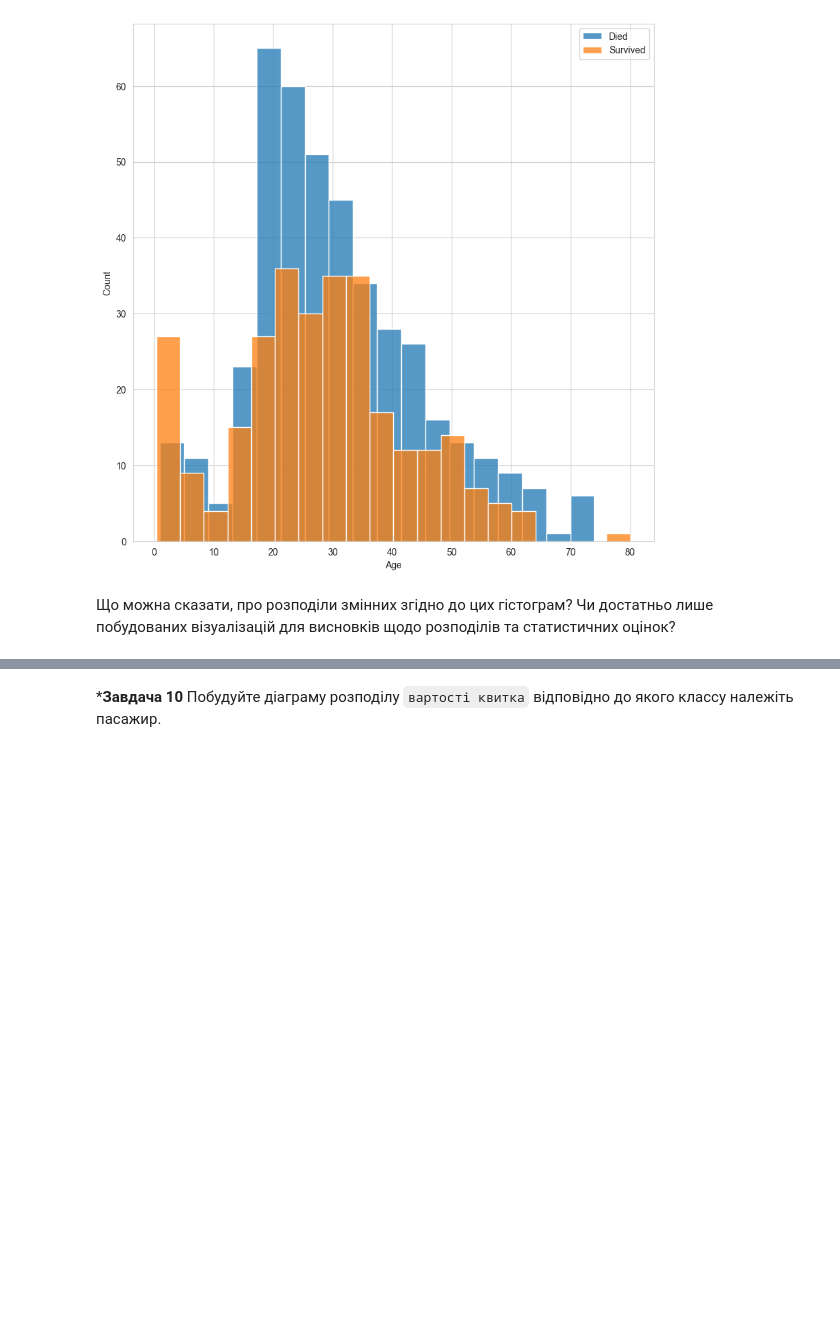
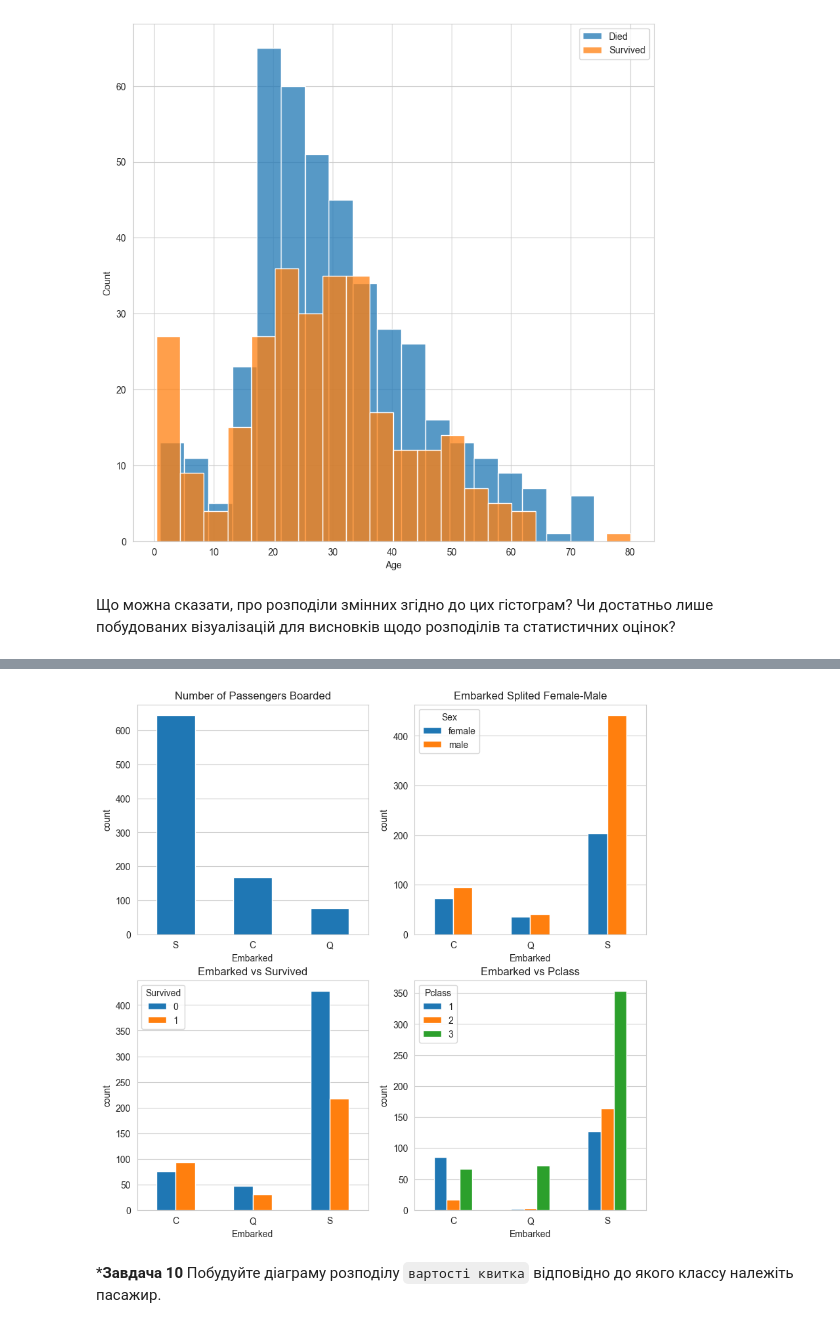
Before and after one commit to Prosik2205/OSHI, a Jupyter notebook: Task2_basic_ai_prosimyak_oleksander.ipynb, the cells around one changed output, grey strips where cells are left out. Cells and saved outputs as stored; diff of their text form; code cells hidden in the pictures; blank space fills up the shorter version.

````diff
--- a/Task2_basic_ai_prosimyak_oleksander.ipynb
+++ b/Task2_basic_ai_prosimyak_oleksander.ipynb
@@ -220,6 +219,68 @@ plt.show()
 # %% [markdown]
 **Задача 9:** Побудуйте наступні діаграми та проведіть аналітику шансів на виживання серед пасажирів:
 ![image.png](embedded-picture-1)
+# %%
+fig = plt.figure(figsize=(10,10))
+ax1 = fig.add_subplot(2,2,1)
+emb = dataset['Embarked'].value_counts()
+emb.plot(kind='bar',ax=ax1)
+ax1.set_xlabel('Embarked')
+ax1.set_ylabel('count')
+ax1.set_title("Number of Passengers Boarded")
+ax1.set_axisbelow(True)
+ax1.grid(axis='x')
+plt.xticks(rotation=0)
+
+
+
+
+ax2 = fig.add_subplot(2,2,2)
+emb_sex = dataset.groupby(['Embarked','Sex']).size().unstack()
+emb_sex.plot(kind = 'bar',ax=ax2)
+ax2.set_title('Embarked Splited Female-Male')
+ax2.set_xlabel('Embarked')
+ax2.set_ylabel('count')
+ax2.set_axisbelow(True)
+ax2.grid(axis='x')
+plt.xticks(rotation=0)
+
+
+ax3 = fig.add_subplot(2,2,3)
+emb_sur = dataset.groupby(['Embarked','Survived']).size().unstack()
+emb_sur.plot(kind = 'bar',ax=ax3)
+ax3.set_title('Embarked vs Survived')
+ax3.set_xlabel('Embarked')
+ax3.set_ylabel('count')
+ax3.set_axisbelow(True)
+ax3.grid(axis='x')
+plt.xticks(rotation=0)
+
+
+
+ax4 = fig.add_subplot(2,2,4)
+emb_pclass = dataset.groupby(['Embarked','Pclass']).size().unstack()
+emb_pclass.plot(kind = 'bar',ax=ax4)
+ax4.set_title('Embarked vs Pclass')
+ax4.set_xlabel('Embarked')
+ax4.set_ylabel('count')
+ax4.set_axisbelow(True)
+ax4.grid(axis='x')
+plt.xticks(rotation=0)
+
+
+# ax1 = fig.add_subplot(1,2,2)
+# sur = dataset.groupby(['Sex', 'Survived']).size().unstack()
+# sur.plot(kind='bar',ax=ax1)
+# ax1.set_xlabel('Sex')
+# ax1.set_ylabel('count')
+# plt.title('Sex:Survived vs Dead')
+# plt.legend()
+# ax1.set_axisbelow(True)
+# ax1.grid(axis='y')
+# plt.legend(title='Survived')
+plt.show()
+# %% [output]
+[figure, added]
 # %% [markdown]
 ***Завдача 10** Побудуйте діаграму розподілу ```вартості квитка``` відповідно до якого классу належіть пасажир.
 # %%
````
Also changed, not shown: parts of 1 cell of this notebook.
